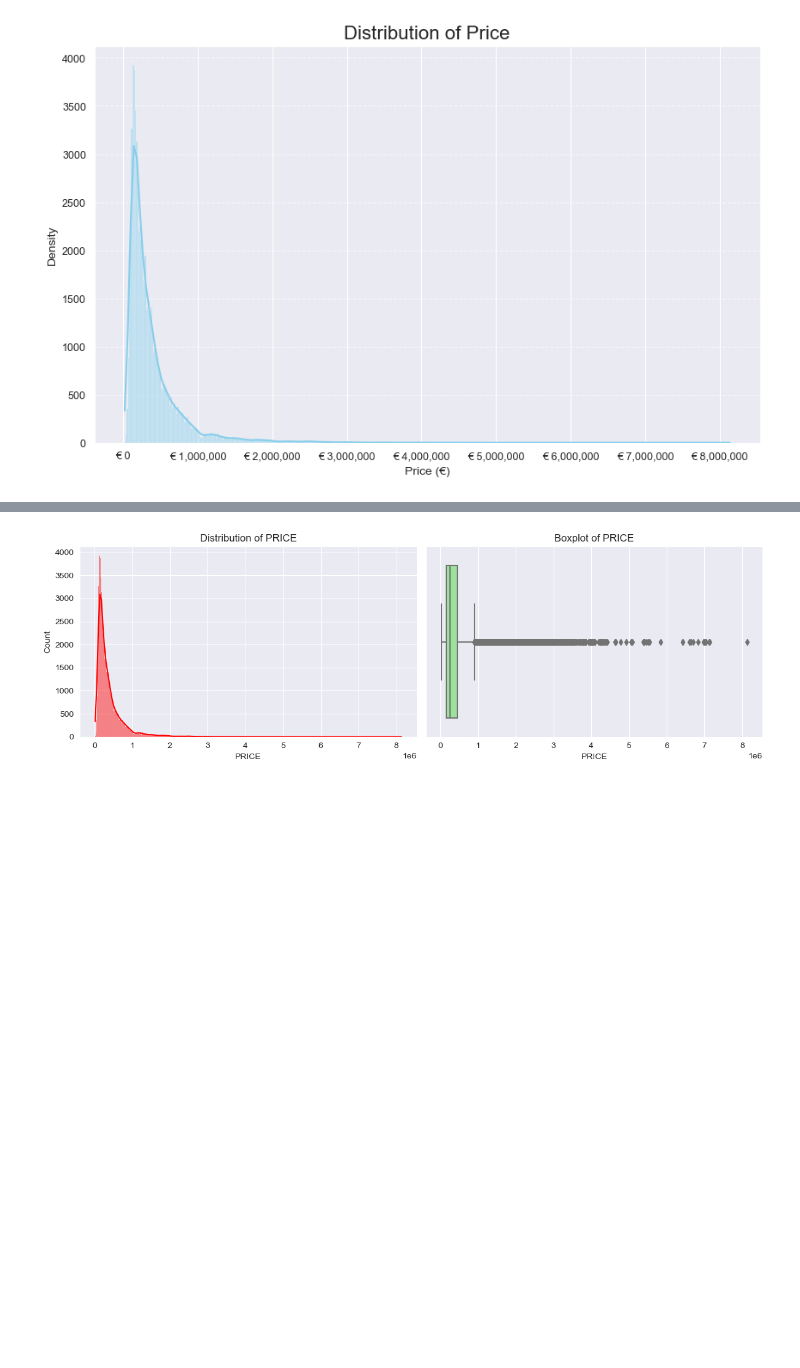
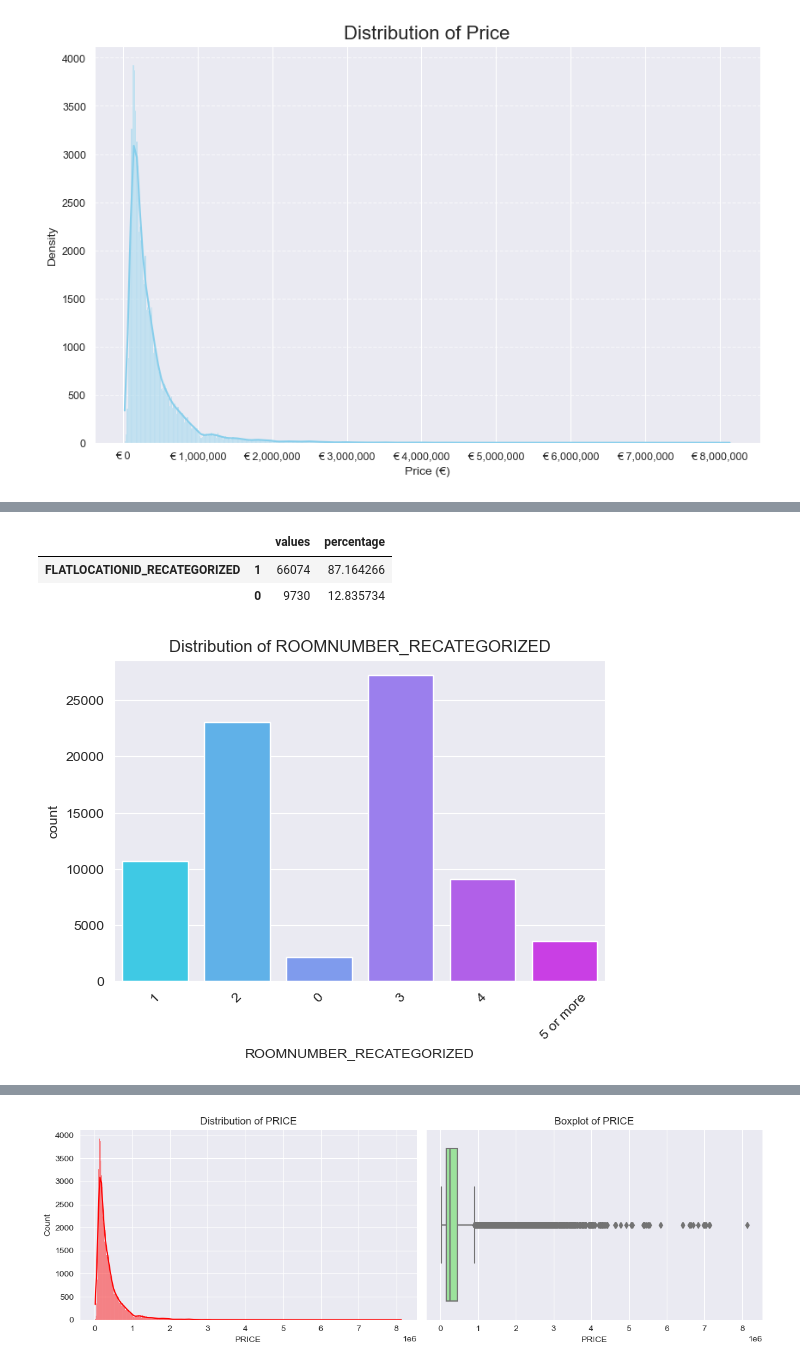
Before and after one commit to EstebannRomeroo/TFM, a Jupyter notebook: descriptive_analysis.ipynb, the cells around one changed output, grey strips where cells are left out. Saved outputs shown, nothing was run; the diff lists cells and outputs as text; code cells hidden in the pictures; blank space fills up the shorter version.

Commit message:
Analisis de variables categoricas finalizado

```diff
--- a/descriptive_analysis.ipynb
+++ b/descriptive_analysis.ipynb
@@ -372,0 +325,12 @@ for start in range(0, num_vars, graphs_per_fig):
+# %%
+data['FLATLOCATIONID_RECATEGORIZED'] = data['FLATLOCATIONID'].apply(lambda x: '0' if x == 2.0 else '1')
+categorical_analysis(data, categorical_features = ['FLATLOCATIONID_RECATEGORIZED'])
+# %% [output]
+|  |  | values | percentage |
+| FLATLOCATIONID_RECATEGORIZED | 1 | 66074 | 87.164266 |
+|  | 0 | 9730 | 12.835734 |
+# %%
+data['ROOMNUMBER_RECATEGORIZED'] = data['ROOMNUMBER'].apply(lambda x: '5 or more' if x >= 5 else str(x))
+plot_categorical_features(data, categorical_features = ['ROOMNUMBER_RECATEGORIZED'])
+# %% [output]
+[figure, added]
```
Also changed, not shown: parts of 26 cells of this notebook, 2 other files.
